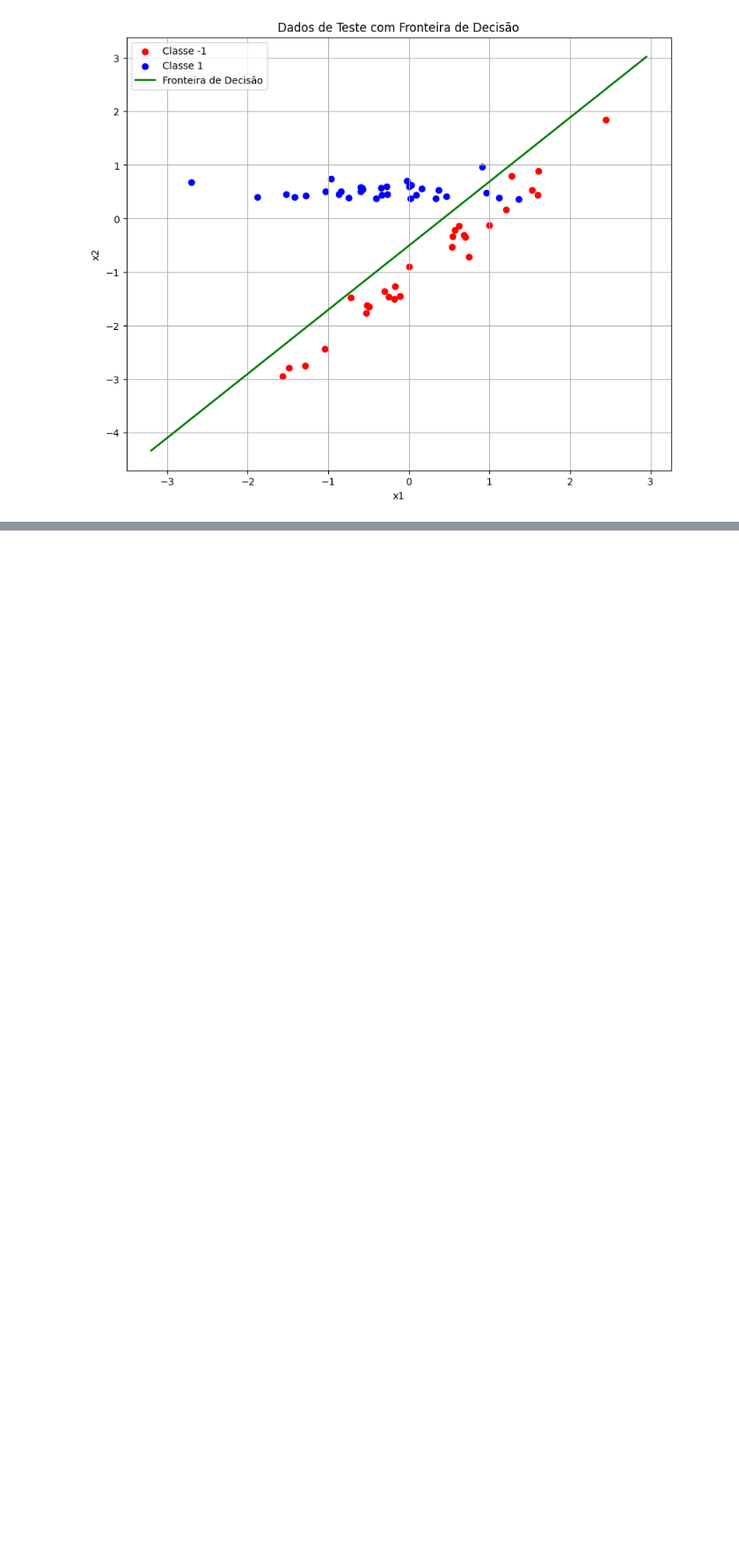
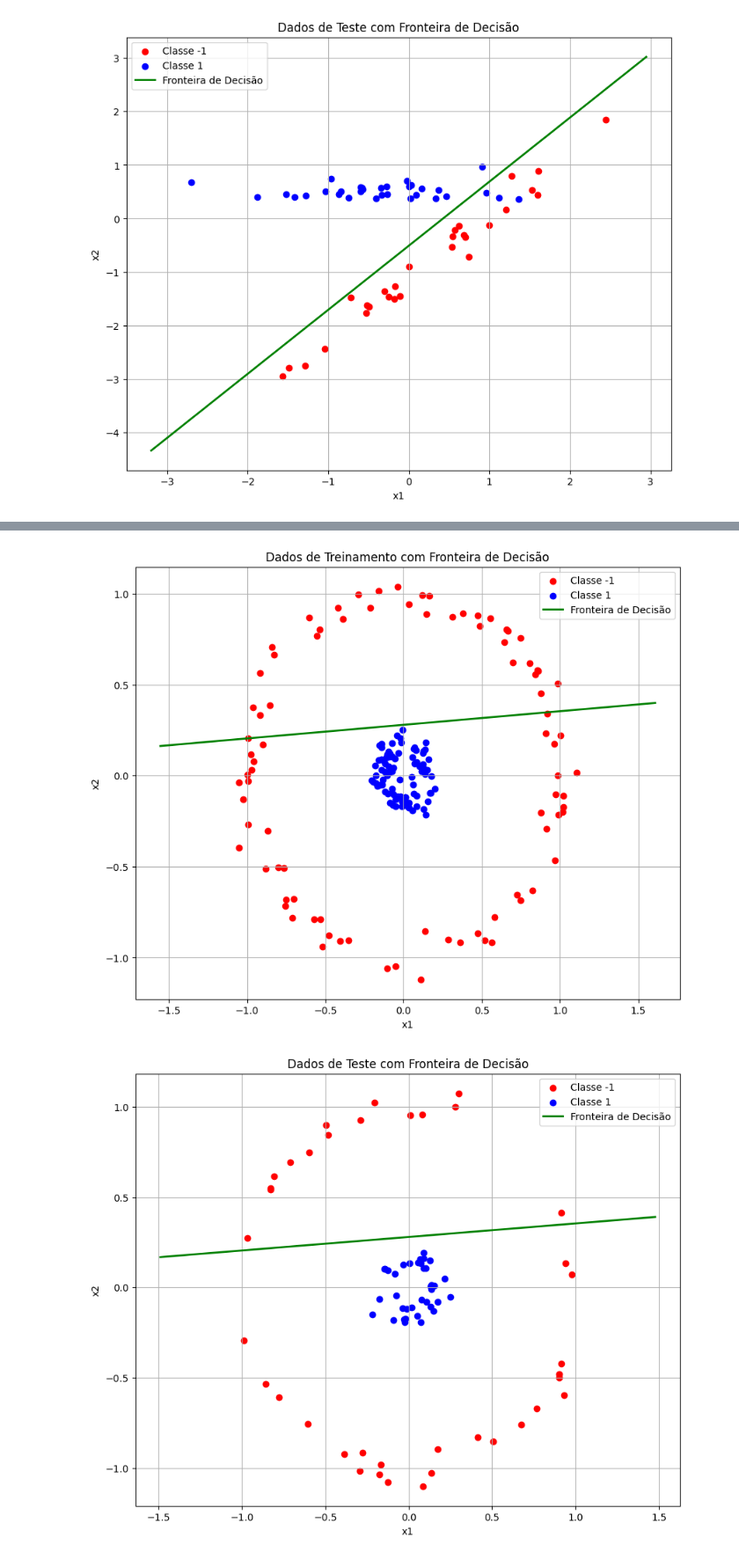
Before and after one commit to rodolfo-viana/ml, a Jupyter notebook: at1.ipynb, the cells around one changed output, grey strips where cells are left out. Shown at 88% size. Drawn from its saved outputs; the diff is of its cells as text; code cells hidden in the pictures; blank space fills up the shorter version.

```diff
--- a/at1.ipynb
+++ b/at1.ipynb
@@ -314,0 +362,8 @@ plot_decision_boundary(X_test, y_test, pesos_finais,
+# %%
+plot_decision_boundary(X_train, y_train, pesos_finais,
+                      'Dados de Treinamento com Fronteira de Decisão')
+plot_decision_boundary(X_test, y_test, pesos_finais,
+                      'Dados de Teste com Fronteira de Decisão')
+# %% [output]
+[figure, added]
+[figure, added]
```
Also changed, not shown: parts of 6 cells of this notebook.
